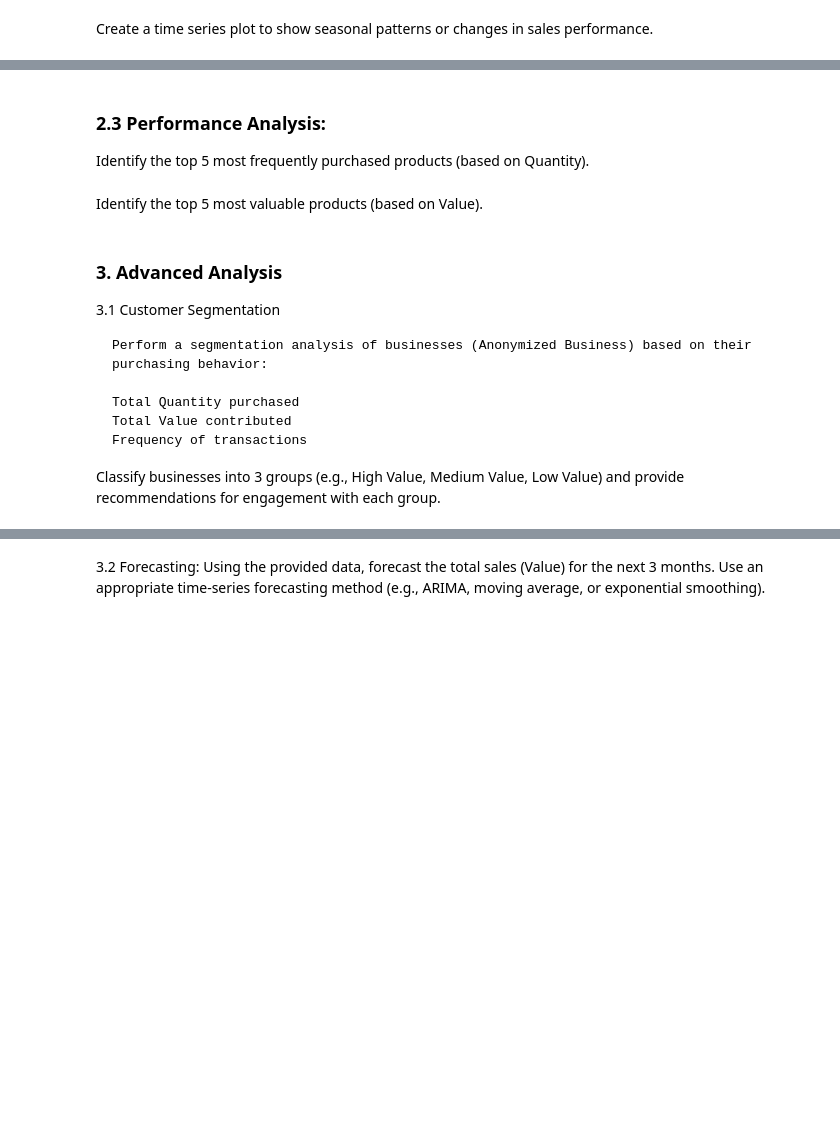
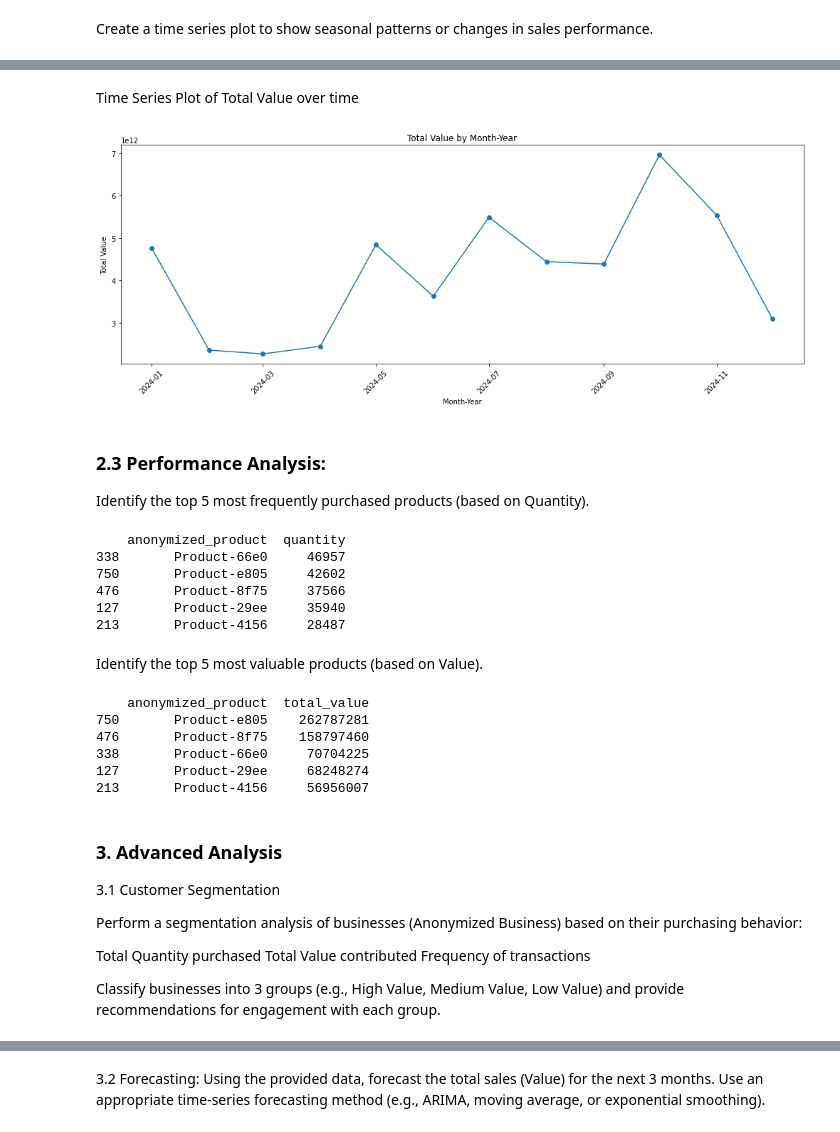
Before and after one commit to wambuiGicheha/kwanza_tukule_TechAssement, a Jupyter notebook: index.ipynb, the cells around one changed output, grey strips where cells are left out. Drawn from its saved outputs; the diff is of its cells as text; code cells hidden in the pictures; blank space fills up the shorter version.

Commit message:
performance analysis

```diff
--- a/index.ipynb
+++ b/index.ipynb
@@ -406,18 +450,66 @@ Create a time series plot to show seasonal patterns or changes in sales performa
+# %% [markdown]
+Time Series Plot of Total Value over time
+# %%
+
+# Total Value over time
+plt.figure(figsize=(14, 10))
+plt.subplot(2, 1, 2)
+plt.plot(monthly_sales['month-year'], monthly_sales['total_value'], marker='o', linestyle='-')
+plt.xlabel('Month-Year')
+plt.ylabel('Total Value')
+plt.title('Total Value by Month-Year')
+plt.xticks(rotation=45)
+
+plt.tight_layout()
+plt.show()
+# %% [output]
+[figure, added]
 # %% [markdown]
 ### 2.3 Performance Analysis:
 
 Identify the top 5 most frequently purchased products (based on Quantity).
+# %%
+# Identify the top 5 most frequently purchased products based on Quantity
+top_products = kt_clean_df.groupby('anonymized_product').agg({'quantity': 'sum'}).reset_index()
+top_products = top_products.sort_values(by='quantity', ascending=False).head(5)
+
+# Display the top 5 products
+print(top_products)
+# %% [output]
+    anonymized_product  quantity
+338       Product-66e0     46957
+750       Product-e805     42602
+476       Product-8f75     37566
+127       Product-29ee     35940
+213       Product-4156     28487
 # %% [markdown]
 Identify the top 5 most valuable products (based on Value).
+# %%
+# Calculate total value for each product
+kt_clean_df['total_value'] = kt_clean_df['quantity'] * kt_clean_df['unit_price']
+
+# Identify the top 5 most valuable products based on Value
+top_valuable_products = kt_clean_df.groupby('anonymized_product').agg({'total_value': 'sum'}).reset_index()
+top_valuable_products = top_valuable_products.sort_values(by='total_value', ascending=False).head(5)
+
+# Display the top 5 most valuable products
+print(top_valuable_products)
+# %% [output]
+    anonymized_product  total_value
+750       Product-e805    262787281
+476       Product-8f75    158797460
+338       Product-66e0     70704225
+127       Product-29ee     68248274
+213       Product-4156     56956007
 # %% [markdown]
 ### 3. Advanced Analysis
 
 3.1 Customer Segmentation
 
-    Perform a segmentation analysis of businesses (Anonymized Business) based on their purchasing behavior:
+Perform a segmentation analysis of businesses (Anonymized Business) based on their purchasing behavior:
 
-    Total Quantity purchased
-    Total Value contributed
-    Frequency of transactions
+Total Quantity purchased
+Total Value contributed
+Frequency of transactions
 
 Classify businesses into 3 groups (e.g., High Value, Medium Value, Low Value) and provide recommendations for engagement with each group.
```
Also changed, not shown: parts of 5 cells of this notebook.
